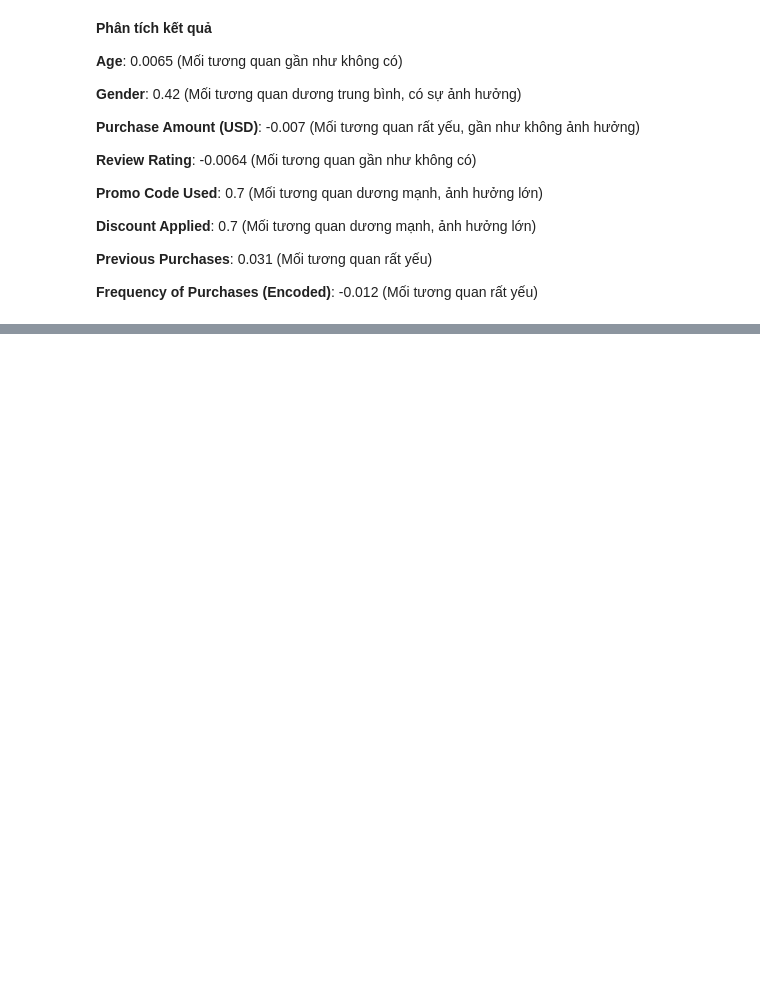
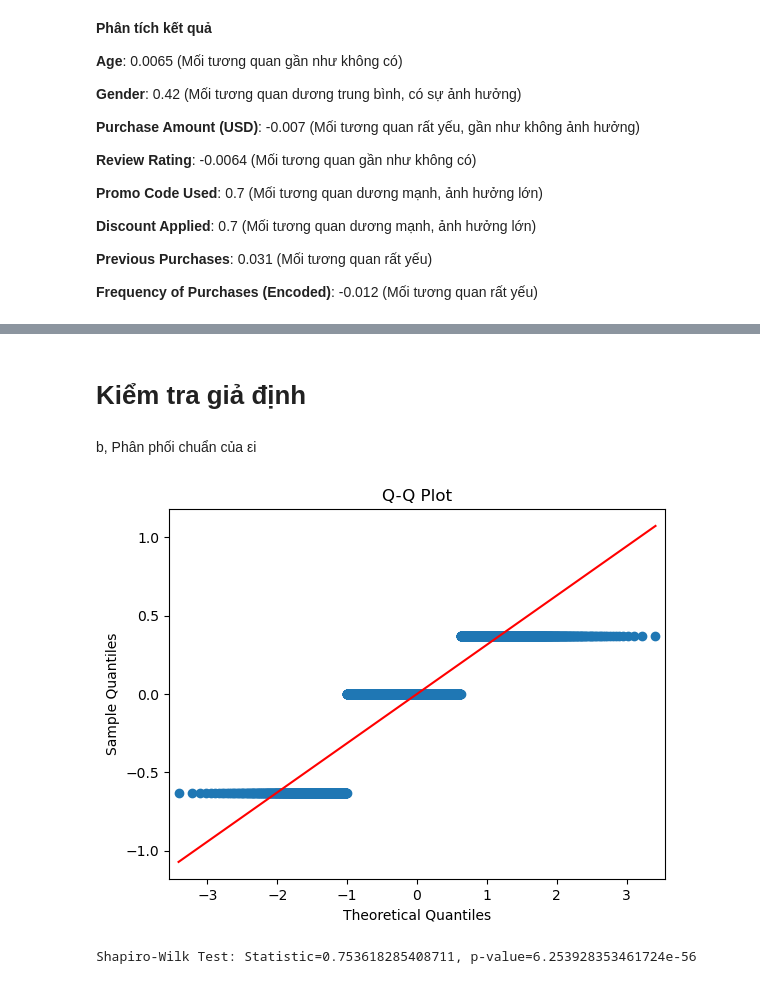
Before and after one commit to hailhp/DEANCNTT, a Jupyter notebook: new.ipynb, the cells around one changed output, grey strips where cells are left out. Drawn from its saved outputs; the diff is of its cells as text; code cells hidden in the pictures; blank space fills up the shorter version.

```diff
--- a/new.ipynb
+++ b/new.ipynb
@@ -68,0 +75,19 @@ Các yếu tố như **Age, Purchase Amount (USD), Review Rating, Previous Purch
+# %%
+from sklearn.model_selection import train_test_split
+
+X = df[['Promo Code Used', 'Discount Applied', 'Gender']]
+y = df['Subscription Status']
+
+X_train, X_test, y_train, y_test = train_test_split(X, y, test_size=0.2, random_state=42)
+
+import statsmodels.api as sm
+
+X_train_sm = sm.add_constant(X_train)
+
+model = sm.OLS(y_train, X_train_sm).fit()
+import statsmodels.api as sm
+
+X_train_sm = sm.add_constant(X_train)
+
+model = sm.OLS(y_train, X_train_sm).fit()
+print(model.summary())
@@ -68,0 +112,20 @@ Các yếu tố như **Age, Purchase Amount (USD), Review Rating, Previous Purch
+# %% [markdown]
+# Kiểm tra giả định
+# %% [markdown]
+b, Phân phối chuẩn của  εi
+# %%
+import statsmodels.api as sm
+import matplotlib.pyplot as plt
+import scipy.stats as stats
+
+# Q-Q Plot
+sm.qqplot(model.resid, line='s')
+plt.title("Q-Q Plot")
+plt.show()
+
+# Kiểm định Shapiro-Wilk
+shapiro_test = stats.shapiro(model.resid)
+print(f'Shapiro-Wilk Test: Statistic={shapiro_test.statistic}, p-value={shapiro_test.pvalue}')
+# %% [output]
+[figure, added]
+Shapiro-Wilk Test: Statistic=0.753618285408711, p-value=6.253928353461724e-56
```
Also changed, not shown: parts of 25 cells of this notebook, 2 other files.
